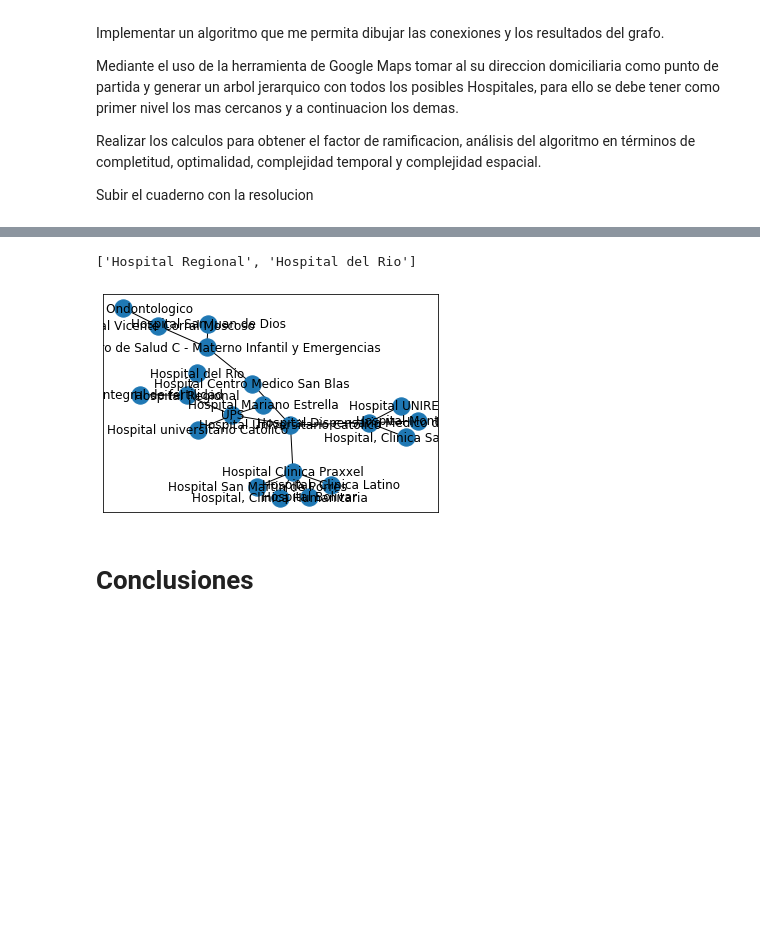
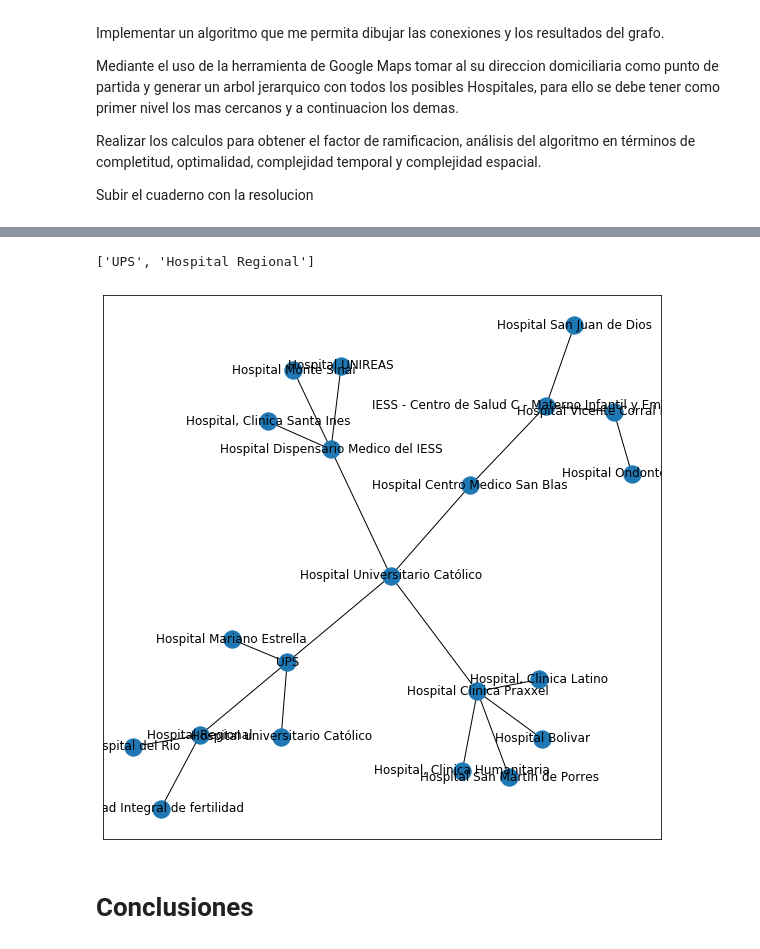
Before and after one commit to JorgeReneArevalo/Inteligencia-Artificial, a Jupyter notebook: BusquedaAmplitud.ipynb, the cells around one changed output, grey strips where cells are left out. Saved outputs shown, nothing was run; the diff lists cells and outputs as text; code cells hidden in the pictures; blank space fills up the shorter version.

```diff
--- a/BusquedaAmplitud.ipynb
+++ b/BusquedaAmplitud.ipynb
@@ -37,6 +37,7 @@ class Node:
         return str(self.data)
 # %%
 import networkx as grafico
+import matplotlib.pyplot as tam
 # Implementacion del metodo de busqueda por amplitud
 def search_Amplitud_solution(connections, init_state, solution):
     solved = False # Variable para almacenar el estado de la busqueda
@@ -92,7 +93,7 @@ if __name__ == "__main__":
     for key, lista in connections.items():
         for i in lista:
             grafic.add_edge(key,i)
-
+    tam.figure(3,figsize=(10,10))
 
     if node is not None:
         while node.fathr is not None:
@@ -102,6 +103,7 @@ if __name__ == "__main__":
         result.reverse() # Reverso el resultado (Solo para presentar)
         print(result)
         grafico.draw_networkx(grafic, witch_label = True)
+        tam.show()
     else:
         print("No hay solucion !!!!")
 # %% [output]
@@ -131,6 +196,6 @@ Subir el cuaderno con la resolucion
 # %%
 # Implementar
-import networkx as grafico
+
 # Implementacion del metodo de busqueda por amplitud
 def search_Amplitud_solution(connections, init_state, solution):
     solved = False # Variable para almacenar el estado de la busqueda
@@ -168,37 +233,39 @@ if __name__ == "__main__":
          'Hospital Vicente Corral Moscoso': {'Hospital Ondontologico', 'IESS - Centro de Salud C - Materno Infantil y Emergencias'},
          'Hospital Regional': {'Unidad Integral de fertilidad ', 'Hospital del Rio', 'UPS'}
     }
 
-    init_state = 'Hospital Regional'
-    solution = 'Hospital del Rio'
+    init_state = 'UPS'
+    solution = 'Hospital Regional'
     solution_node = search_Amplitud_solution(connections, init_state, solution)
     # mostrar resultado
     result = []
     node = solution_node
 
 
     ## Graficar Arbol
     grafic = grafico.Graph()
     grafic.add_nodes_from(connections)
 
     for key, lista in connections.items():
         for i in lista:
             grafic.add_edge(key,i)
+    tam.figure(3,figsize=(10,10))
 
 
     if node is not None:
         while node.fathr is not None:
             result.append(node.data)
             node = node.fathr
         result.append(init_state)
         result.reverse() # Reverso el resultado (Solo para presentar)
         print(result)
         grafico.draw_networkx(grafic, witch_label = True)
+        tam.show()
     else:
         print("No hay solucion !!!!")
 # %% [output]
-['Hospital Regional', 'Hospital del Rio']
+['UPS', 'Hospital Regional']
-[figure, old version]
+[figure, new version]
 # %% [markdown]
 # Conclusiones
 # %% [markdown]
```
Also changed, not shown: parts of 4 cells of this notebook.
